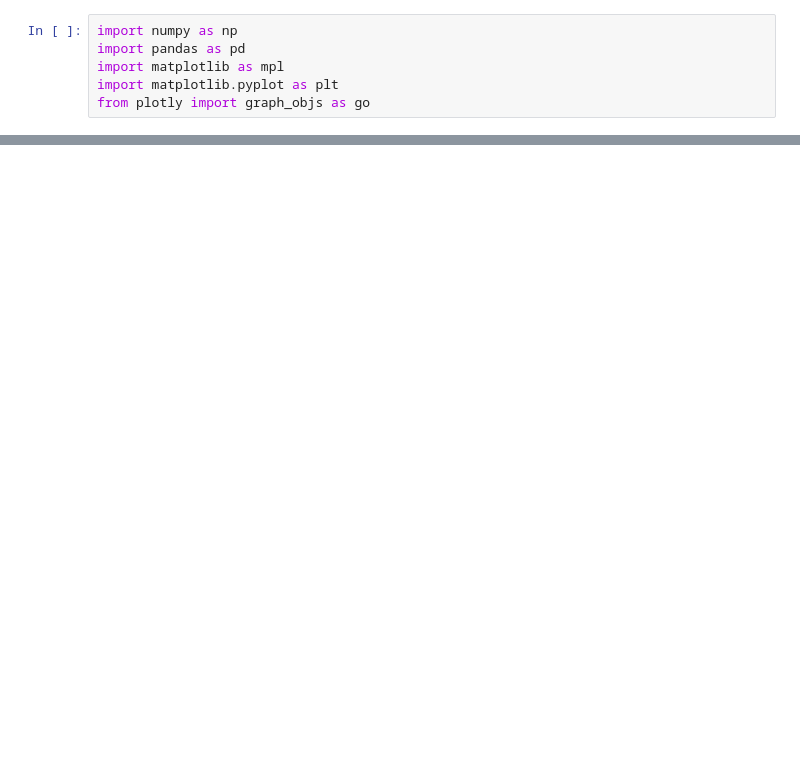
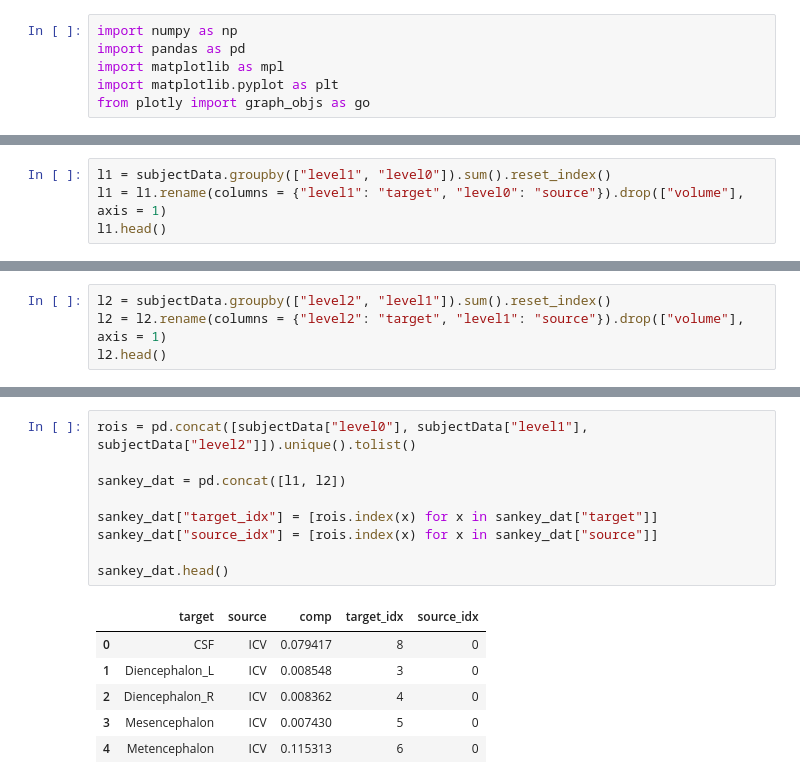
Before and after one commit to MorrianYou/DS4PH-HW4-Plots, a Jupyter notebook: DS4PH-HW4-Q2.ipynb, the cells around one changed output, grey strips where cells are left out. Drawn from its saved outputs; the diff is of its cells as text; blank space fills up the shorter version.

```diff
--- a/DS4PH-HW4-Q2.ipynb
+++ b/DS4PH-HW4-Q2.ipynb
@@ -75,0 +47,4 @@ fig.show()
+# %%
+l1 = subjectData.groupby(["level1", "level0"]).sum().reset_index()
+l1 = l1.rename(columns = {"level1": "target", "level0": "source"}).drop(["volume"], axis = 1)
+l1.head()
@@ -75,0 +58,4 @@ fig.show()
+# %%
+l2 = subjectData.groupby(["level2", "level1"]).sum().reset_index()
+l2 = l2.rename(columns = {"level2": "target", "level1": "source"}).drop(["volume"], axis = 1)
+l2.head()
@@ -75,0 +69,16 @@ fig.show()
+# %%
+rois = pd.concat([subjectData["level0"], subjectData["level1"], subjectData["level2"]]).unique().tolist()
+
+sankey_dat = pd.concat([l1, l2])
+
+sankey_dat["target_idx"] = [rois.index(x) for x in sankey_dat["target"]]
+sankey_dat["source_idx"] = [rois.index(x) for x in sankey_dat["source"]]
+
+sankey_dat.head()
+# %% [output]
+|  | target | source | comp | target_idx | source_idx |
+| 0 | CSF | ICV | 0.079417 | 8 | 0 |
+| 1 | Diencephalon_L | ICV | 0.008548 | 3 | 0 |
+| 2 | Diencephalon_R | ICV | 0.008362 | 4 | 0 |
+| 3 | Mesencephalon | ICV | 0.007430 | 5 | 0 |
+| 4 | Metencephalon | ICV | 0.115313 | 6 | 0 |
```
Also changed, not shown: parts of 8 cells of this notebook, 1 other file.
